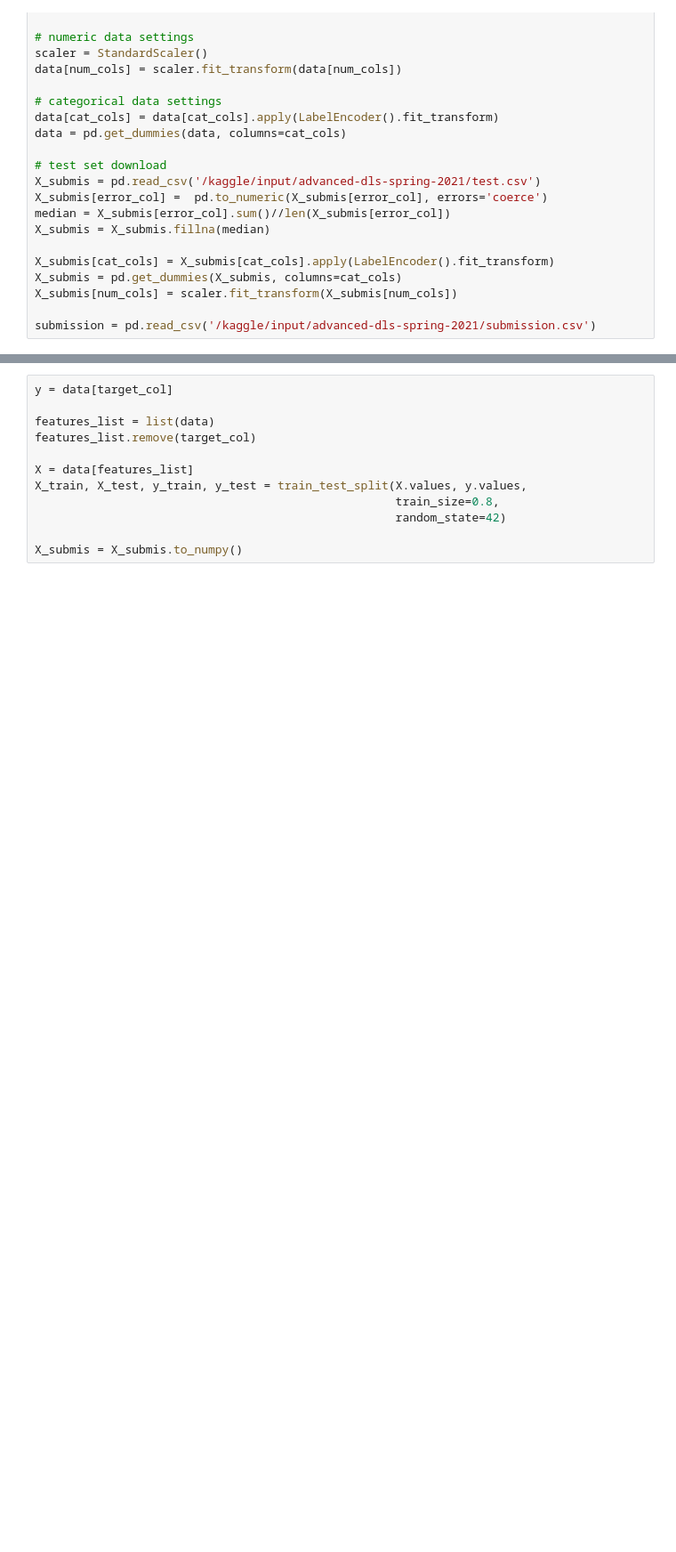
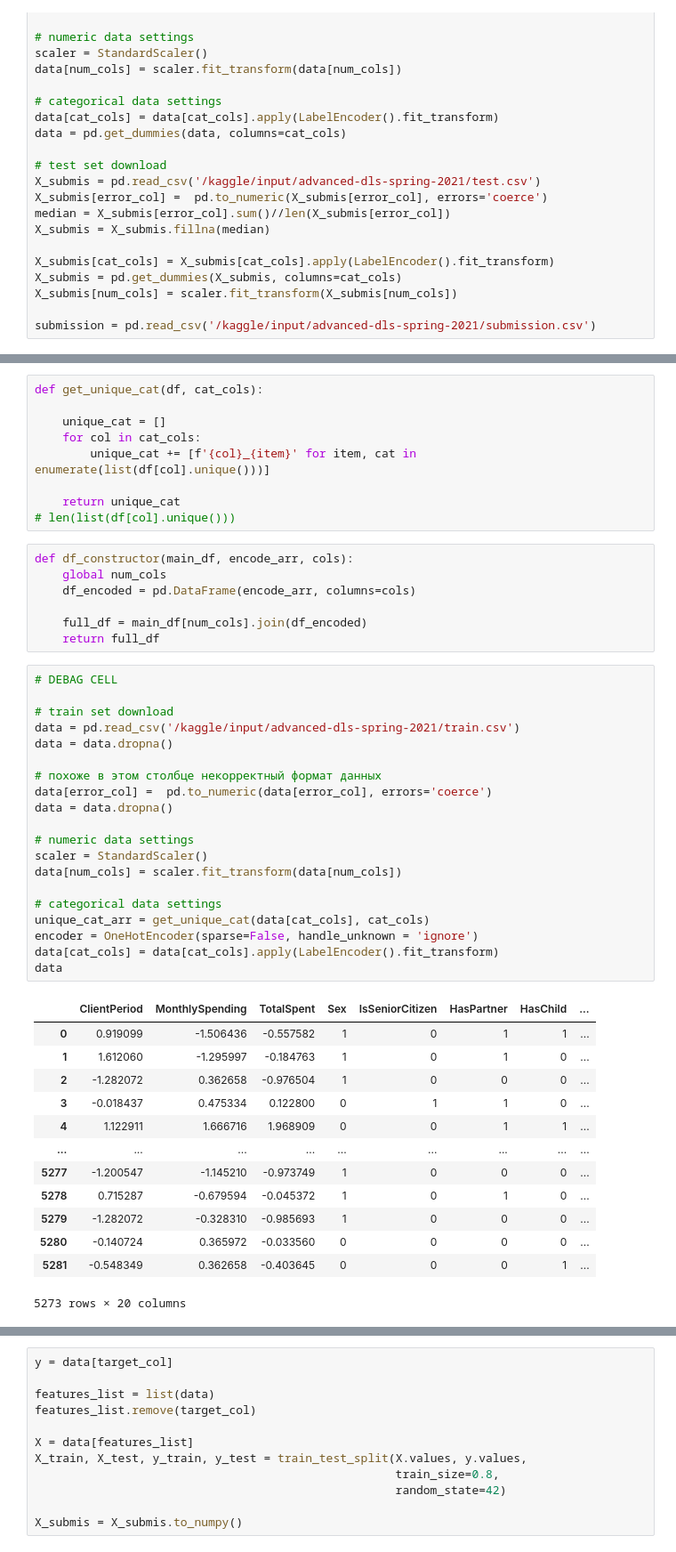
Before and after one commit to Lidiia-Afanasieva/Churn_Prediction, a Jupyter notebook: drop-preds.ipynb, the cells around one changed output, grey strips where cells are left out. Shown: that part at 89% size. Saved outputs shown, nothing was run; the diff lists cells and outputs as text; blank space fills up the shorter version.

```diff
--- a/drop-preds.ipynb
+++ b/drop-preds.ipynb
@@ -73,0 +114,50 @@ submission = pd.read_csv('/kaggle/input/advanced-dls-spring-2021/submission.csv'
+# %%
+def get_unique_cat(df, cat_cols):
+
+    unique_cat = []
+    for col in cat_cols:
+        unique_cat += [f'{col}_{item}' for item, cat in enumerate(list(df[col].unique()))]
+
+    return unique_cat
+# len(list(df[col].unique()))
+# %%
+def df_constructor(main_df, encode_arr, cols):
+    global num_cols
+    df_encoded = pd.DataFrame(encode_arr, columns=cols)
+
+    full_df = main_df[num_cols].join(df_encoded)
+    return full_df
+# %%
+# DEBAG CELL
+
+# train set download
+data = pd.read_csv('/kaggle/input/advanced-dls-spring-2021/train.csv')
+data = data.dropna()
+
+# похоже в этом столбце некорректный формат данных
+data[error_col] =  pd.to_numeric(data[error_col], errors='coerce')
+data = data.dropna()
+
+# numeric data settings
+scaler = StandardScaler()
+data[num_cols] = scaler.fit_transform(data[num_cols])
+
+# categorical data settings
+unique_cat_arr = get_unique_cat(data[cat_cols], cat_cols)
+encoder = OneHotEncoder(sparse=False, handle_unknown = 'ignore')
+data[cat_cols] = data[cat_cols].apply(LabelEncoder().fit_transform)
+data
+# %% [output]
+|  | ClientPeriod | MonthlySpending | TotalSpent | Sex | IsSeniorCitizen | HasPartner | HasChild | ... |
+| 0 | 0.919099 | -1.506436 | -0.557582 | 1 | 0 | 1 | 1 | ... |
+| 1 | 1.612060 | -1.295997 | -0.184763 | 1 | 0 | 1 | 0 | ... |
+| 2 | -1.282072 | 0.362658 | -0.976504 | 1 | 0 | 0 | 0 | ... |
+| 3 | -0.018437 | 0.475334 | 0.122800 | 0 | 1 | 1 | 0 | ... |
+| 4 | 1.122911 | 1.666716 | 1.968909 | 0 | 0 | 1 | 1 | ... |
+| ... | ... | ... | ... | ... | ... | ... | ... | ... |
+| 5277 | -1.200547 | -1.145210 | -0.973749 | 1 | 0 | 0 | 0 | ... |
+| 5278 | 0.715287 | -0.679594 | -0.045372 | 1 | 0 | 1 | 0 | ... |
+| 5279 | -1.282072 | -0.328310 | -0.985693 | 1 | 0 | 0 | 0 | ... |
+| 5280 | -0.140724 | 0.365972 | -0.033560 | 0 | 0 | 0 | 0 | ... |
+| 5281 | -0.548349 | 0.362658 | -0.403645 | 0 | 0 | 0 | 1 | ... |
+5273 rows × 20 columns
```
Also changed, not shown: parts of 12 cells of this notebook.
